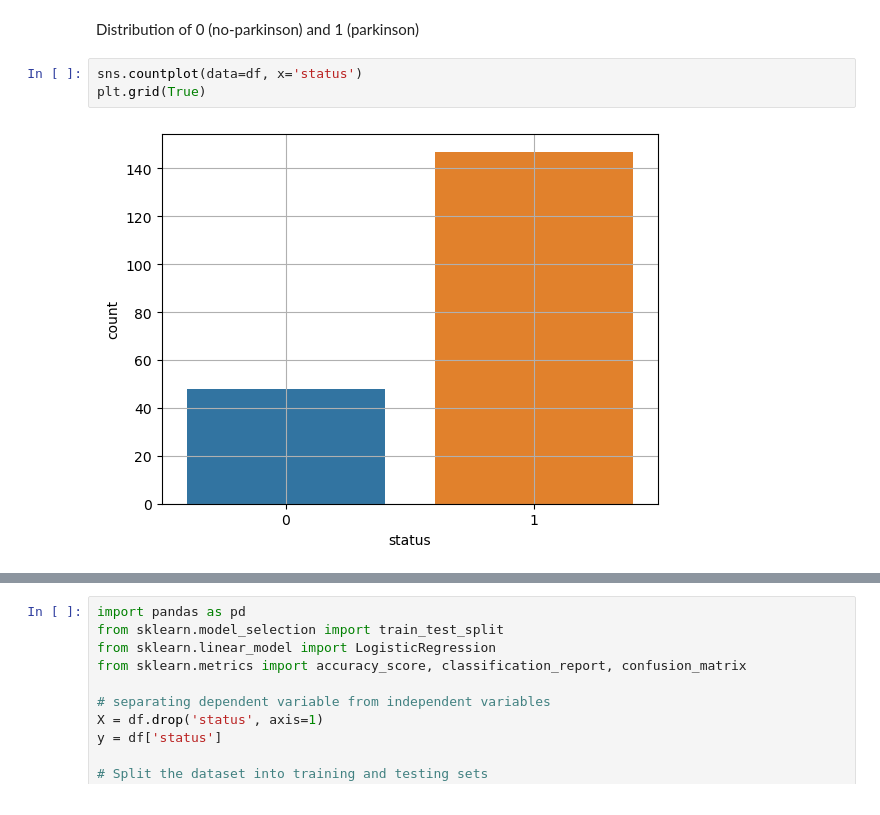
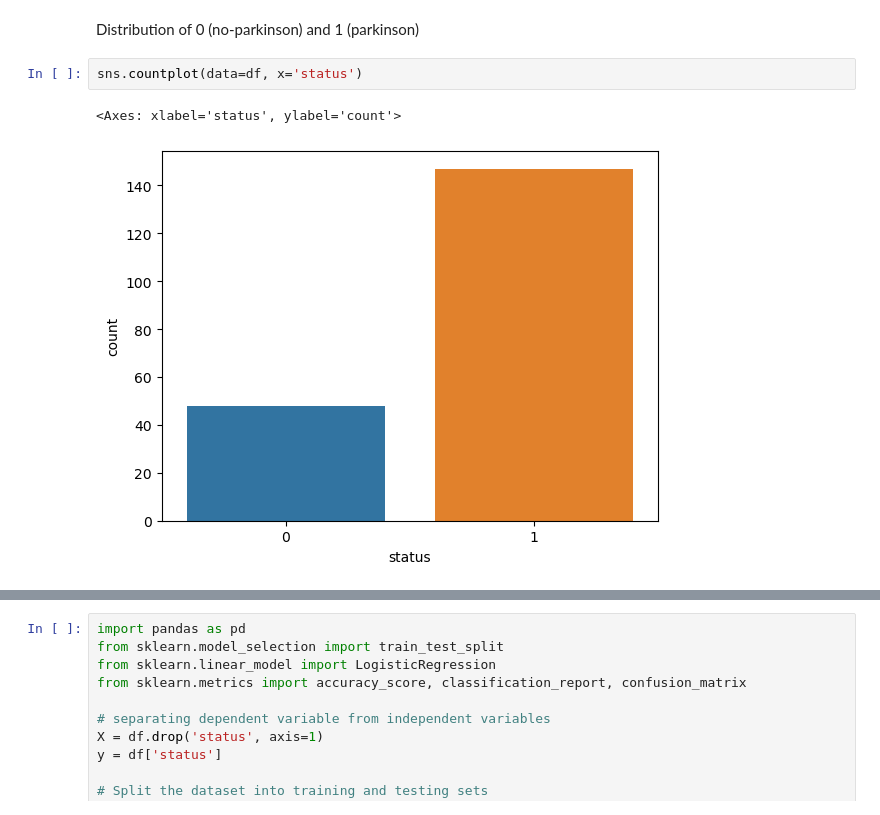
Before and after one commit to faridnec/parkinsons-disease-detection, a Jupyter notebook: dataset_analyzation.ipynb, the cells around one changed output, grey strips where cells are left out. Drawn from its saved outputs; the diff is of its cells as text.

```diff
--- a/dataset_analyzation.ipynb
+++ b/dataset_analyzation.ipynb
@@ -141,9 +144,9 @@ import matplotlib.pyplot as plt
 Distribution of 0 (no-parkinson) and 1 (parkinson)
 # %%
 sns.countplot(data=df, x='status')
-plt.grid(True)
 # %% [output]
+<Axes: xlabel='status', ylabel='count'>
-[figure, old version]
+[figure, new version]
 # %% [markdown]
 ## Use of Logistic Linear Regression
 Logistic Regression (also known as logit model) is often used for classification and predictive analytics. Logistic regression estimates the probability of an event occurring. Since the outcome is a probability, the dependent variable is bounded between 0 and 1 which aligns with the case we are dealing with here.
```
Also changed, not shown: parts of 1 cell of this notebook, 3 other files.
